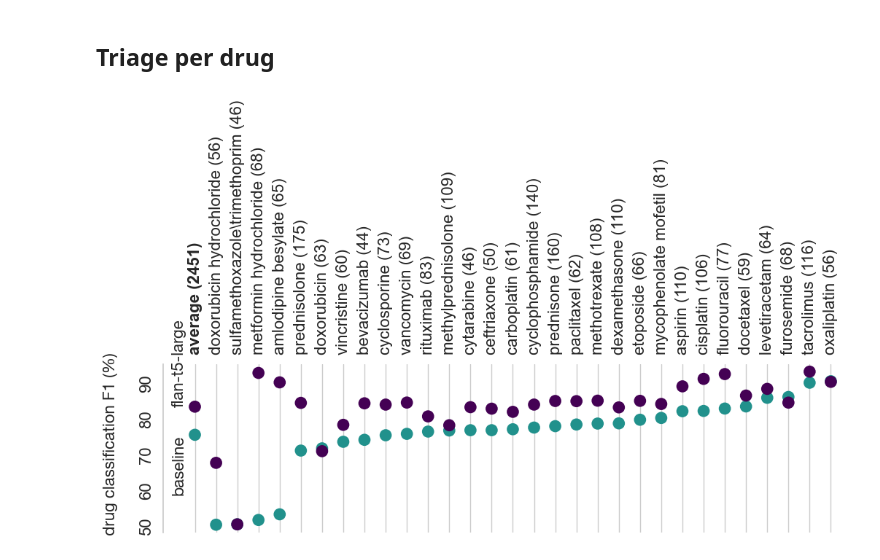
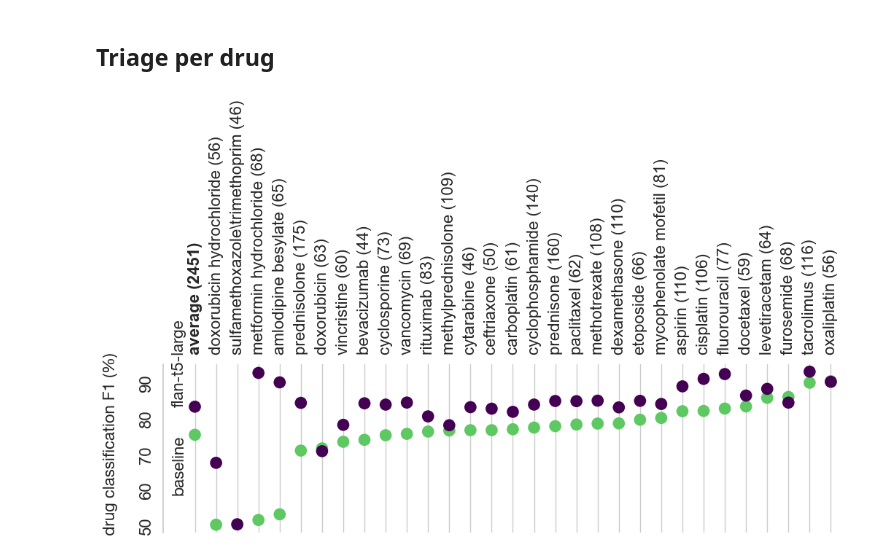
Before and after one commit to KarelDO/BioDEX, a Jupyter notebook: analysis/pv_classification_usecase.ipynb, the cells around one changed output. Cells and saved outputs as stored; diff of their text form; code cells hidden in the pictures.

Commit message:
update plots reviewer comments

```diff
--- a/analysis/pv_classification_usecase.ipynb
+++ b/analysis/pv_classification_usecase.ipynb
@@ -477,7 +478,9 @@ fig, ax = plt.subplots(figsize=(12, 3))
 
 # Get viridis color cycle
 cmap = plt.get_cmap('viridis')
-palette = [cmap(i) for i in np.linspace(0, 1, 3)][:2][::-1]
+# palette = [cmap(i) for i in np.linspace(0, 1, 3)][:2][::-1]
+palette = [cmap(i) for i in [0.75, 0.]]
+
 
 # sns.swarmplot(data=data, x='targets', y='scores', hue='model', s=12, orient='v', palette=palette)
 sns.stripplot(data=data, x='targets', y='scores', hue='model', s=12, orient='v', palette=palette, jitter=False)
@@ -527,31 +530,31 @@ ylabel.set_verticalalignment('bottom')
 # Control font and font style for the axis tick labels
 ax.tick_params(axis='both', which='major', labelsize=fontsize)
 # plt.title("Drug classification ")
 
 # plt.gca().invert_yaxis()  # Invert the y-axis to rotate the plot vertically
 # plt.gca().invert_xaxis()  # Invert the x-axis to rotate the plot horizontal
 
 # Get the x-axis tick labels
 tick_labels = plt.gca().get_xticklabels()
 
 # Set the font weight for the first tick label
 tick_labels[0].set_weight('bold')
 
 # add space between bar and y=axis
 left, right = plt.xlim()
 plt.xlim((left-1, right))
 
 plt.savefig('./plots/drug_classification.png', dpi=300, bbox_inches='tight')
 plt.show()
 
 from PIL import Image
 # Open the PNG file
 img = Image.open("./plots/drug_classification.png")
 
 # Rotate the image by 90 degrees
 img = img.rotate(270, expand=True)
 
 # Overwrite the original file
 img.save("./plots/drug_classification.png")
 # %% [output]
-[figure, old version]
+[figure, new version]
```
Also changed, not shown: parts of 4 cells of this notebook, 5 other files.
